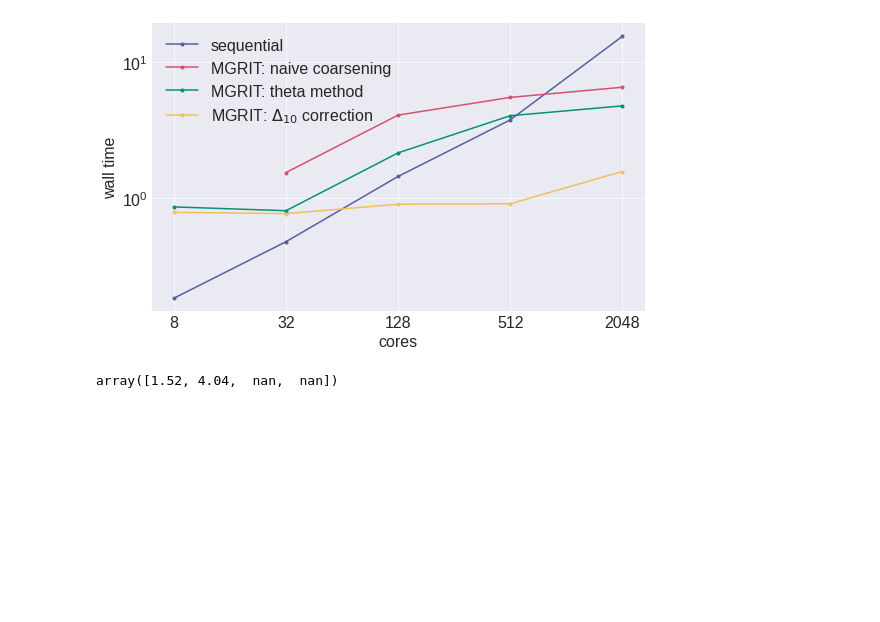
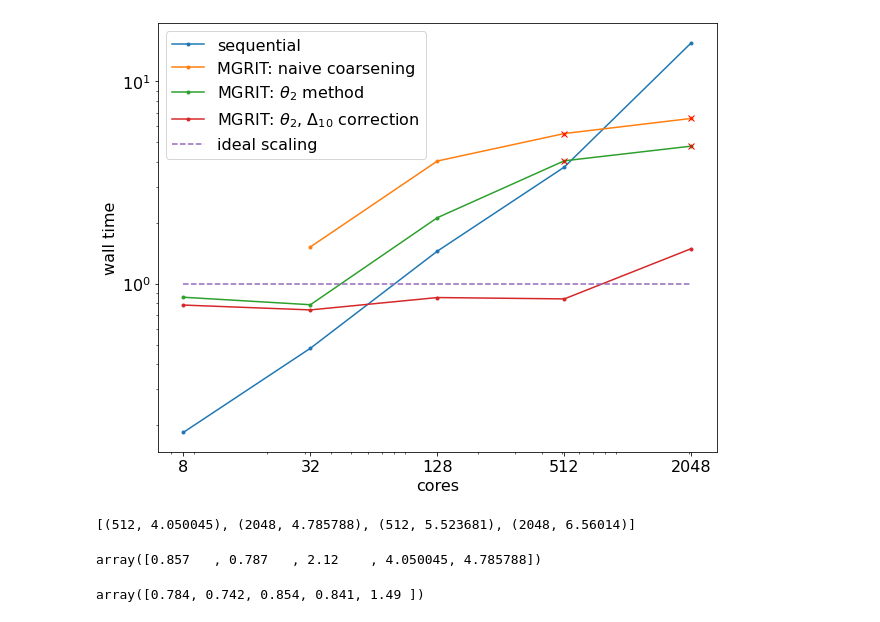
Before and after one commit to XBraid/xbraid, a Jupyter notebook: drivers/experiments/ks/weak_scaling/plot.ipynb, the cells around one changed output. Cells and saved outputs as stored; diff of their text form; code cells hidden in the pictures; blank space fills up the shorter version.

Commit message:
new plots for PinT presentation

```diff
--- a/drivers/experiments/ks/weak_scaling/plot.ipynb
+++ b/drivers/experiments/ks/weak_scaling/plot.ipynb
@@ -1,7 +1,7 @@
 # %%
 import matplotlib.pyplot as plt
 import numpy as np
-plt.style.use('https://github.com/dhaitz/matplotlib-stylesheets/raw/master/pacoty.mplstyle')
+# plt.style.use('https://github.com/dhaitz/matplotlib-stylesheets/raw/master/pacoty.mplstyle')
 font = {'size'   : 16}
 plt.rc('font', **font)
 # %%
@@ -37,7 +37,8 @@ serials = np.zeros(len(ncores))
 thetas = np.zeros(len(ncores))
 deltas = np.zeros(len(ncores))
 mgrits = np.zeros(len(ncores)-1)
-tol = 2e-5
+bad_pts = []
+tol = 1e-6
 
 for i, (nc, ml) in enumerate(zip(ncores, mlevels)):
     serials[i] = parseTiming(f"ks_nc{nc}_ml1")
@@ -45,31 +46,47 @@ for i, (nc, ml) in enumerate(zip(ncores, mlevels)):
     # deltas[i] = parseTiming(f"ks_Delta_nc{nc}_ml{ml}")
 
 for i, (nc, ml) in enumerate(zip(ncores, mlevels)):
-    # thetas[i] = parseTol(f"ks_theta_nc{nc}_ml{ml}", tol)
-    thetas[i] = parseTiming(f"ks_theta_nc{nc}_ml{ml}")
+    thetas[i] = parseTol(f"ks_theta_nc{nc}_ml{ml}", tol)
+    if np.isnan(thetas[i]):
+        thetas[i] = parseTiming(f"ks_theta_nc{nc}_ml{ml}")
+        bad_pts.append((nc, thetas[i]))
 
 for i, (nc, ml) in enumerate(zip(ncores, mlevels)):
-    # deltas[i] = parseTol(f"ks_Delta_nc{nc}_ml{ml}", tol)
-    deltas[i] = parseTiming(f"ks_Delta_nc{nc}_ml{ml}")
+    deltas[i] = parseTol(f"ks_Delta_nc{nc}_ml{ml}", tol)
+    if np.isnan(deltas[i]):
+        deltas[i] = parseTiming(f"ks_Delta_nc{nc}_ml{ml}")
+        bad_pts.append((nc, deltas[i]))
 
 for i, (nc, ml) in enumerate(zip(ncores[1:], mlevels[1:])):
-    # mgrits[i] = parseTol(f"ks_nc{nc}_ml{ml}", tol)
-    mgrits[i] = parseTiming(f"ks_nc{nc}_ml{ml}")
+    mgrits[i] = parseTol(f"ks_nc{nc}_ml{ml}", tol)
+    if np.isnan(mgrits[i]):
+        mgrits[i] = parseTiming(f"ks_nc{nc}_ml{ml}")
+        bad_pts.append((nc, mgrits[i]))
 # %%
-fig, ax = plt.subplots(figsize=(8,5))
+fig, ax = plt.subplots(figsize=(9,7))
 ax.loglog(ncores, serials, '.-', label="sequential")
 ax.loglog(ncores[1:], mgrits, '.-', label="MGRIT: naive coarsening")
-ax.loglog(ncores, thetas, '.-', label="MGRIT: theta method")
-ax.loglog(ncores, deltas, '.-', label=r"MGRIT: $\Delta_{10}$ correction")
+ax.loglog(ncores, thetas, '.-', label=r"MGRIT: $\theta_2$ method")
+ax.loglog(ncores, deltas, '.-', label=r"MGRIT: $\theta_2$, $\Delta_{10}$ correction")
+[ax.plot(*pt, 'rx') for pt in bad_pts]
+ax.plot((ncores[0], ncores[-1]), (1e-0, 1e0), '--', label="ideal scaling")
 ax.set_xlabel("cores")
 ax.set_ylabel("wall time")
 ax.legend()
 plt.xticks(ncores, ncores)
 plt.tight_layout()
-plt.savefig("weak_scaling_KS_128.png")
+plt.savefig("weak_scaling_KS_128.png", dpi=300)
 # %% [output]
-[figure, old version]
+[figure, new version]
-# %%
-mgrits
-# %% [output]
-array([1.52, 4.04,  nan,  nan])
+# %%
+bad_pts
+# %% [output]
+[(512, 4.050045), (2048, 4.785788), (512, 5.523681), (2048, 6.56014)]
+# %%
+thetas
+# %% [output]
+array([0.857   , 0.787   , 2.12    , 4.050045, 4.785788])
+# %%
+deltas
+# %% [output]
+array([0.784, 0.742, 0.854, 0.841, 1.49 ])
```
Also changed, not shown: 9 other files.
